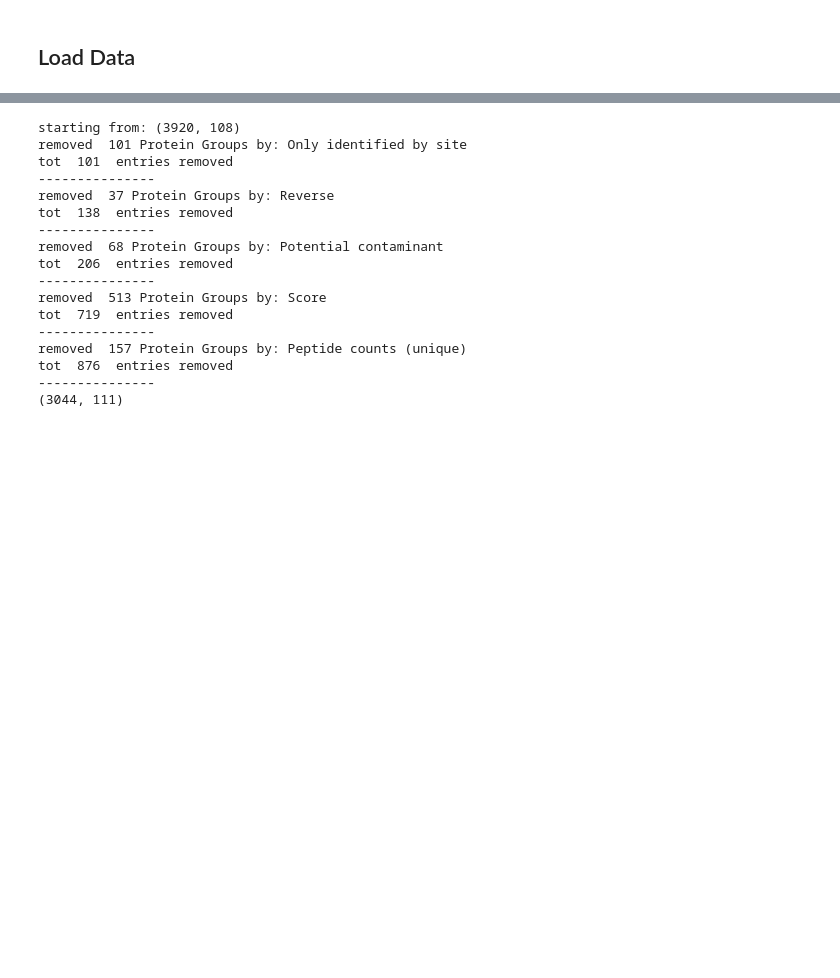
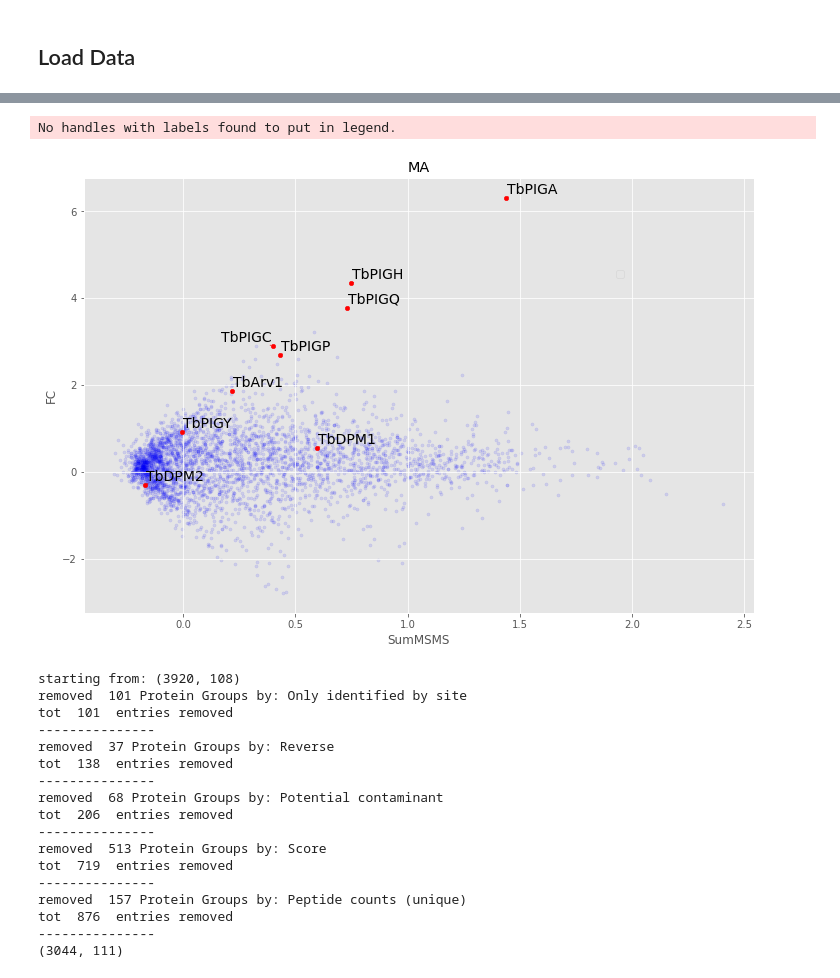
Before and after one commit to mtinti/TbGPI3, a Jupyter notebook: analysis_def.ipynb, the cells around one changed output, grey strips where cells are left out. Drawn from its saved outputs; the diff is of its cells as text; code cells hidden in the pictures; blank space fills up the shorter version.

```diff
--- a/analysis_def.ipynb
+++ b/analysis_def.ipynb
@@ -24,0 +27,11 @@ plt.style.use('ggplot')
+# %%
+KnownComponents={
+'Tb11.v5.0765': 'TbPIGA',
+'Tb927.5.3680': 'TbPIGH',
+'Tb927.10.10110': 'TbPIGP',
+'Tb927.10.6140': 'TbPIGC',
+'Tb927.3.4570': 'TbPIGQ',
+'Tb927.4.780': 'TbPIGY',
+'Tb927.10.4610': 'TbDPM1',
+'Tb927.9.6440': 'TbDPM2',
+'Tb927.3.2480':'TbArv1'}
@@ -24,0 +40,63 @@ plt.style.use('ggplot')
+# %%
+TXT_PATH = os.path.join('RUN_1', 'combined', 'txt')
+#TXT_PATH=''
+df = pd.read_csv(os.path.join(TXT_PATH, 'proteinGroups.txt'),sep='\t')
+df = PTUT.clean_df(df, score=0, unique_pep_threshold=0)
+df = PTUT.mod_df(df)
+
+df['desc2'] = [ KnownComponents[g] if g in KnownComponents
+               else d  for g,d in zip(df['Gene_id'],df['desc'])]
+
+#tag = 'LFQ intensity'
+#tag = 'iBAQ'
+#tag='Intensity'
+tag='MS/MS count'
+bait_cols = [tag+' Bait_'+str(n) for n in range(1,4)]
+print(df.shape)
+#df = df[df[bait_cols].isna().sum(axis=1)==0]
+print(df.shape)
+control_cols = [tag+' Control_'+str(n) for n in range(1,4)]
+df[bait_cols]=df[bait_cols].replace(0,np.nan)
+df[control_cols]=df[control_cols].replace(0,np.nan)
+
+#df = df[df[bait_cols].isna().sum(axis=1)==0]
+
+df[bait_cols]=df[bait_cols]/df[bait_cols].median()
+df[control_cols]=df[control_cols]/df[control_cols].median()
+
+df[bait_cols]=df[bait_cols].replace(np.nan,0)
+df[control_cols]=df[control_cols].replace(np.nan,0)
+for c in bait_cols+control_cols:
+    df[c]=PTUT.impute(df[c])
+
+
+
+df[bait_cols]=df[bait_cols]+df[bait_cols][df[bait_cols]>0].min()
+df[control_cols]=df[control_cols]+df[control_cols][df[control_cols]>0].min()
+
+
+df['FC']=np.log2(df[bait_cols].mean(axis=1,skipna=True)/
+                 df[control_cols].mean(axis=1,skipna=True))
+df['SumMSMS']=np.log10(df[bait_cols].mean(axis=1,skipna=True)+
+                 df[control_cols].mean(axis=1,skipna=True))
+
+fig, ax=plt.subplots(figsize=(12,8), ncols=1, nrows=1)
+ids = df[df.Gene_id.isin(KnownComponents.keys())]
+_ids = ids.index.values
+_names = ids.desc2
+print(len(_ids))
+print(len(_names))
+PTUT.make_vulcano(df, ax,
+                       x='SumMSMS', y='FC',
+             annot_index=_ids,
+             annot_names = _names,
+             title='MA',
+              fc_col = 'log2FC',
+                fc_limit=False,
+            point_size_selection=20,
+    point_size_all=10,
+                  text_size=14,
+                  alpha_main=0.1
+
+            )
+# %% [output]
@@ -25,3 +121,5 @@ plt.style.use('ggplot')
+No handles with labels found to put in legend.
+[figure, added]
 # %%
 TXT_PATH = os.path.join('RUN_1', 'combined', 'txt')
 #TXT_PATH=''
```
Also changed, not shown: parts of 22 cells of this notebook, 12 other files.
